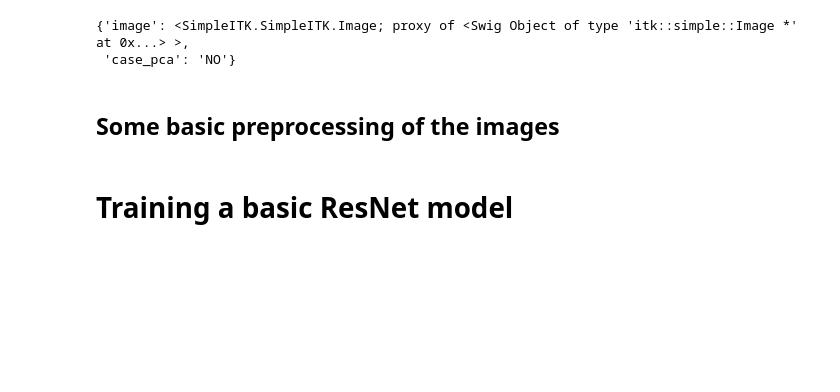
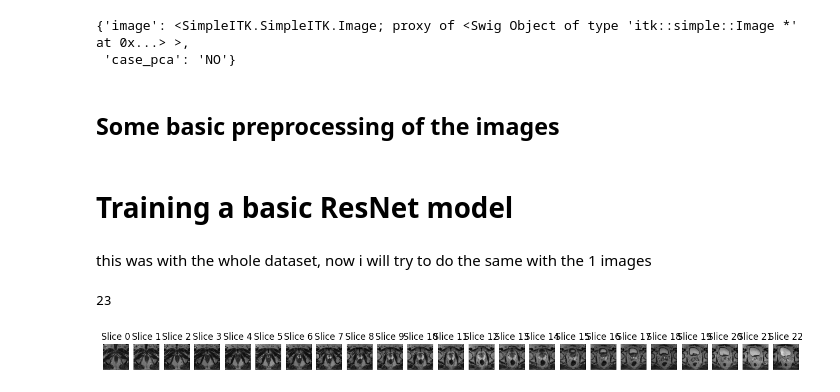
Before and after one commit to Kimberly97llp/cvproject, a Jupyter notebook: trial.ipynb, the cells around one changed output. Drawn from its saved outputs; the diff is of its cells as text; code cells hidden in the pictures; blank space fills up the shorter version.

```diff
--- a/trial.ipynb
+++ b/trial.ipynb
@@ -236,0 +230,2 @@ model2 = resnet50(weights=ResNet50_Weights.IMAGENET1K_V2)
+# %% [markdown]
+this was with the whole dataset, now i will try to do the same with the 1 images
@@ -236,0 +234,6 @@ model2 = resnet50(weights=ResNet50_Weights.IMAGENET1K_V2)
+# %%
+#split the data into training and testing
+from sklearn.model_selection import train_test_split
+images = [entry['image'] for entry in dict_images.values()]
+labels = [entry['case_pca'] for entry in dict_images.values()]
+X_train, X_test, y_train, y_test = train_test_split(images, labels, test_size=0.2, random_state=42)
@@ -236,0 +242,16 @@ model2 = resnet50(weights=ResNet50_Weights.IMAGENET1K_V2)
+# %%
+#this is to display the image
+image_array = sitk.GetArrayFromImage(images[0])
+
+# Display slices of the image using Matplotlib
+num_slices = image_array.shape[0]  # Assuming the first dimension is the number of slices
+print(num_slices)
+fig, axes = plt.subplots(1, num_slices, figsize=(17, 4))
+for i in range(num_slices):
+    axes[i].imshow(image_array[i], cmap='gray')
+    axes[i].axis('off')
+    axes[i].set_title(f"Slice {i}")
+plt.show()
+# %% [output]
+23
+[figure, added]
```
Also changed, not shown: parts of 9 cells of this notebook.
